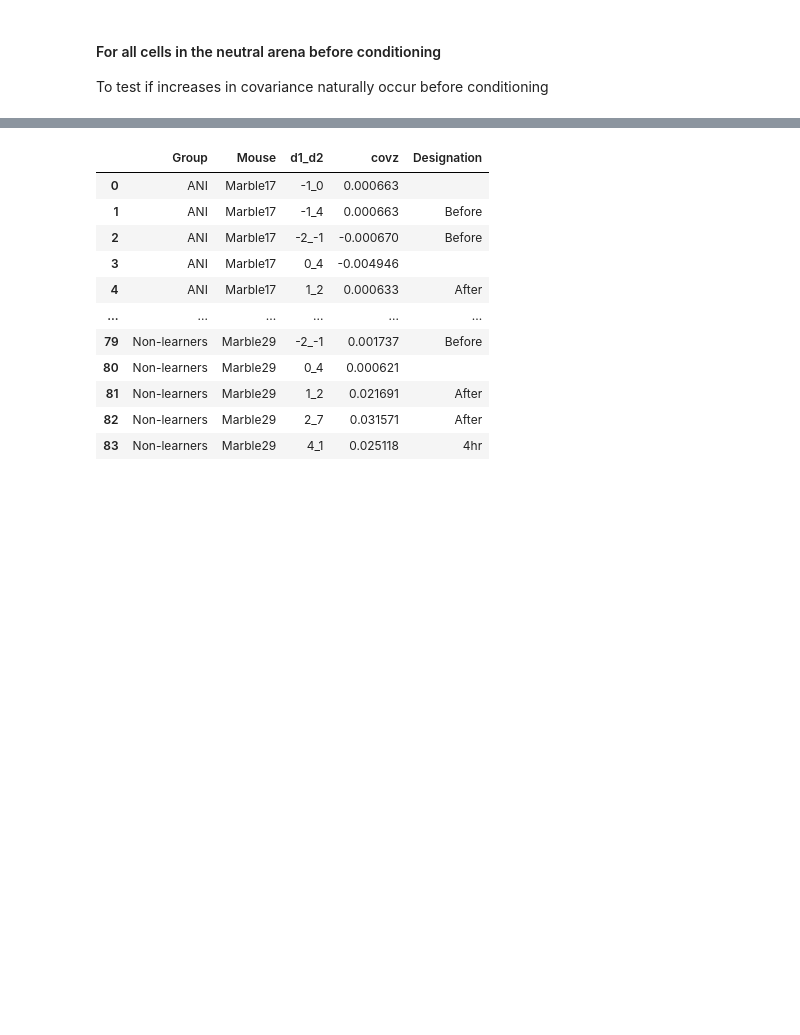
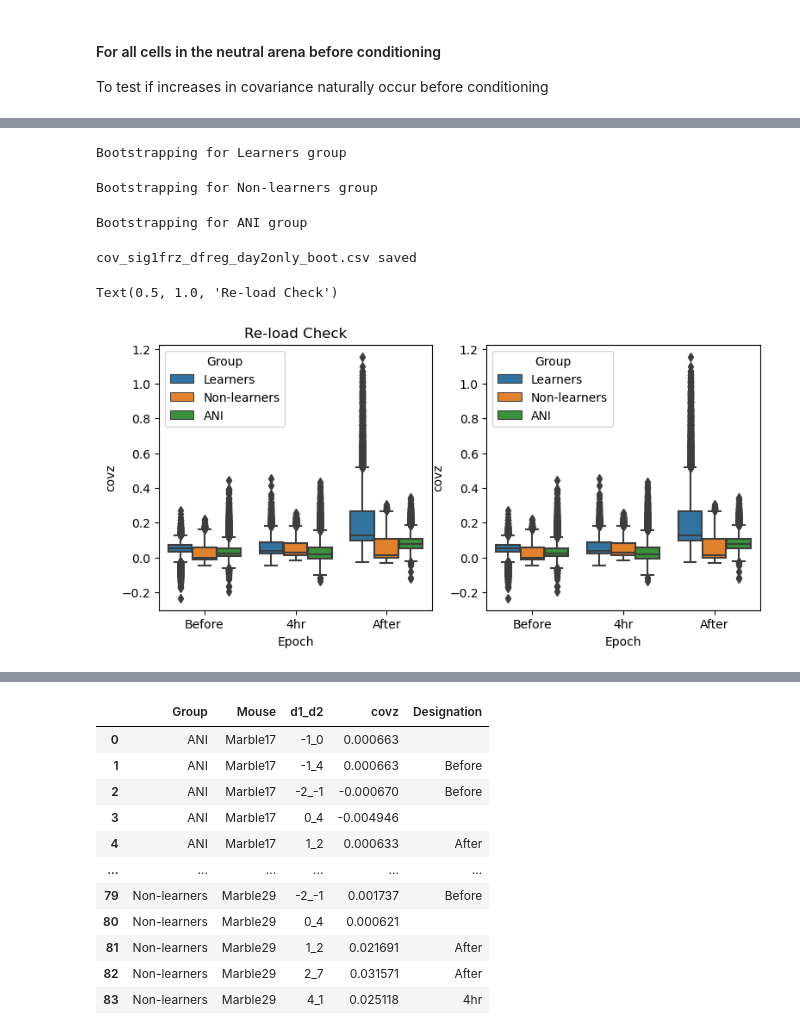
Before and after one commit to nkinsky/Eraser, a Jupyter notebook: Notebooks/covariance_bootstrap.ipynb, the cells around one changed output, grey strips where cells are left out. Saved outputs shown, nothing was run; the diff lists cells and outputs as text; code cells hidden in the pictures; blank space fills up the shorter version.

```diff
--- a/Notebooks/covariance_bootstrap.ipynb
+++ b/Notebooks/covariance_bootstrap.ipynb
@@ -631,0 +695,27 @@ ax[0].set_title("Re-load Check")
+# %%
+niter = 10000
+n_jobs = 12
+file_name = "cov_sig1frz_dfreg_all"
+df_use = load_df(file_name, save_dir=group_data_dir)
+df_boot = bootstrap_covariance_across_days(df_use, niter=niter, n_jobs=n_jobs, before_strs=["1_-2", "1_-1"], during_strs=["1_4"],
+                                           after_strs=["1_2", "1_2"])
+
+# Plot, save, and re-plot to check if saved properly
+_, ax = plt.subplots(1, 2, figsize=(9, 4))
+sns.boxplot(data=df_boot, x="Epoch", y="covz", hue="Group", ax=ax[0])
+ax[0].set_title("Original Run")
+
+# Save
+save_df(df_boot, file_name.replace("all", "day2only_boot"), save_dir=group_data_dir)
+
+# Replot
+df_check = load_df(file_name.replace("all", "day2only_boot"), save_dir=group_data_dir)
+sns.boxplot(data=df_check, x="Epoch", y="covz", hue="Group", ax=ax[1])
+ax[0].set_title("Re-load Check")
+# %% [output]
+Bootstrapping for Learners group
+Bootstrapping for Non-learners group
+Bootstrapping for ANI group
+cov_sig1frz_dfreg_day2only_boot.csv saved
+Text(0.5, 1.0, 'Re-load Check')
+[figure, added]
```
Also changed, not shown: parts of 15 cells of this notebook.
